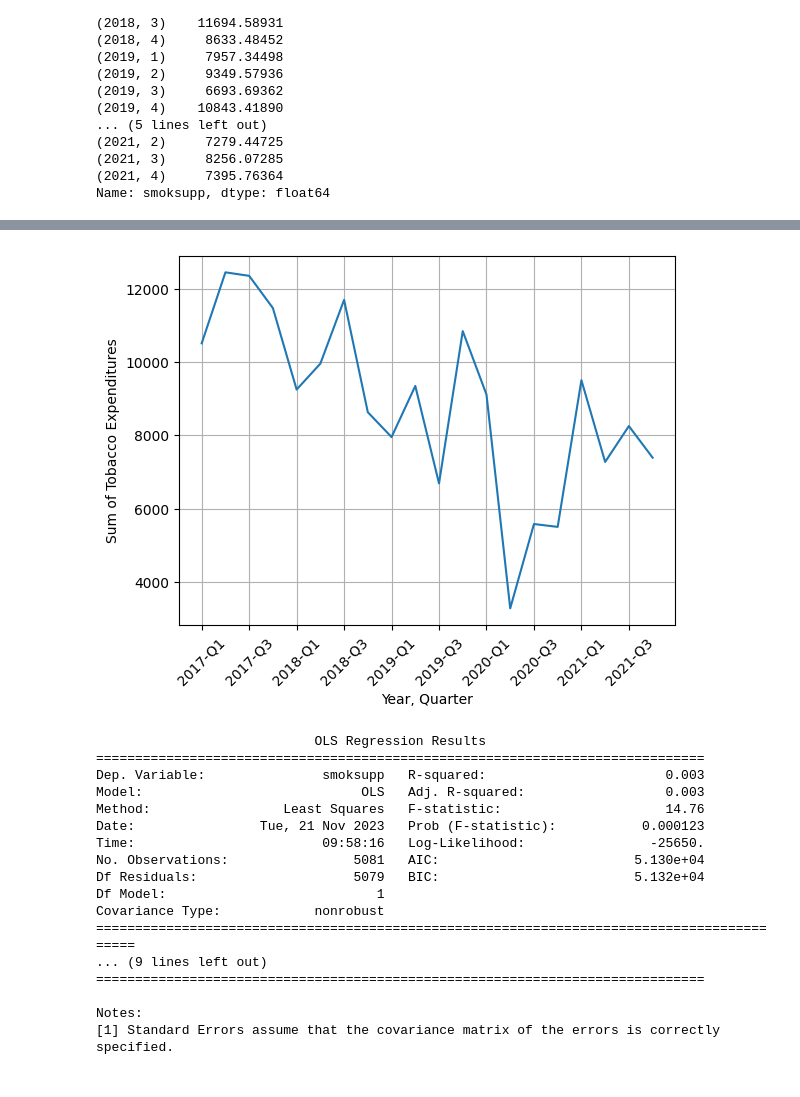
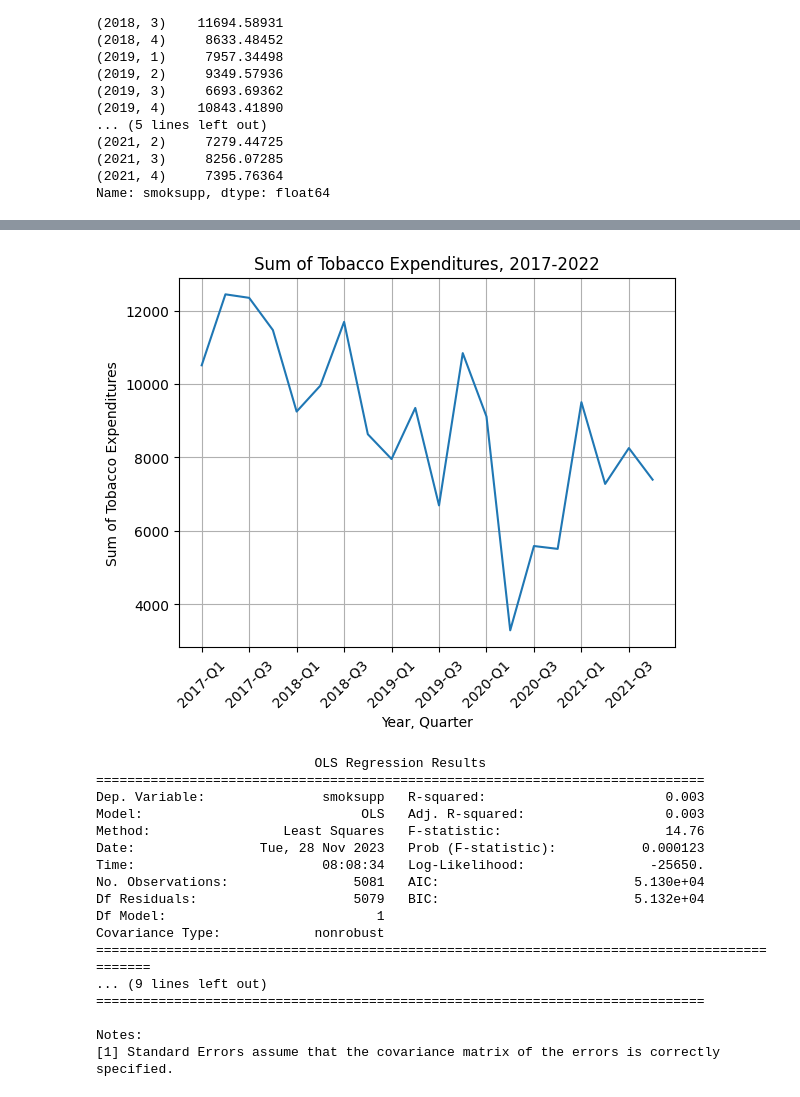
Before and after one commit to smokepm/Tobacco-Expenditure-Survey-Project, a Jupyter notebook: proj_2.ipynb, the cells around one changed output, grey strips where cells are left out. Saved outputs shown, nothing was run; the diff lists cells and outputs as text; code cells hidden in the pictures.

```diff
--- a/proj_2.ipynb
+++ b/proj_2.ipynb
@@ -326,16 +327,17 @@ Text(0.5, 0, 'Year,Quarter')
 # %%
 labels = df_grouped2[['year', 'quarter']].astype(str).agg('-Q'.join, axis=1)
 plt.plot(df_grouped2[['year', 'quarter']].astype(str).agg('-Q'.join, axis=1), df_grouped2['smoksupp'])
 plt.xticks(rotation= 45, ticks=plt.xticks()[0][::2], labels=labels[::2])
 plt.ylabel('Sum of Tobacco Expenditures')
+plt.title('Sum of Tobacco Expenditures, 2017-2022')
 plt.grid()
 plt.xlabel('Year, Quarter')
 plt.show()
 # %% [output]
-[figure, old version]
+[figure, new version]
 # %%
-reg_0 = smf.ols(formula = "smoksupp ~ during_post_covid_dummy", data=df)
-results = reg_0.fit()
+reg = smf.ols(formula= 'smoksupp ~ during_post_covid', data=df)
+results = reg.fit()
 print(results.summary())
 # %% [output]
                             OLS Regression Results
@@ -343,13 +345,13 @@ print(results.summary())
 Dep. Variable:               smoksupp   R-squared:                       0.003
 Model:                            OLS   Adj. R-squared:                  0.003
 Method:                 Least Squares   F-statistic:                     14.76
-Date:                Tue, 21 Nov 2023   Prob (F-statistic):           0.000123
-Time:                        09:58:16   Log-Likelihood:                -25650.
+Date:                Tue, 28 Nov 2023   Prob (F-statistic):           0.000123
+Time:                        08:08:34   Log-Likelihood:                -25650.
 No. Observations:                5081   AIC:                         5.130e+04
 Df Residuals:                    5079   BIC:                         5.132e+04
 Df Model:                           1
 Covariance Type:            nonrobust
-===========================================================================================
+=============================================================================================
 ... (9 lines left out)
 ==============================================================================
 
```
Also changed, not shown: parts of 8 cells of this notebook.
